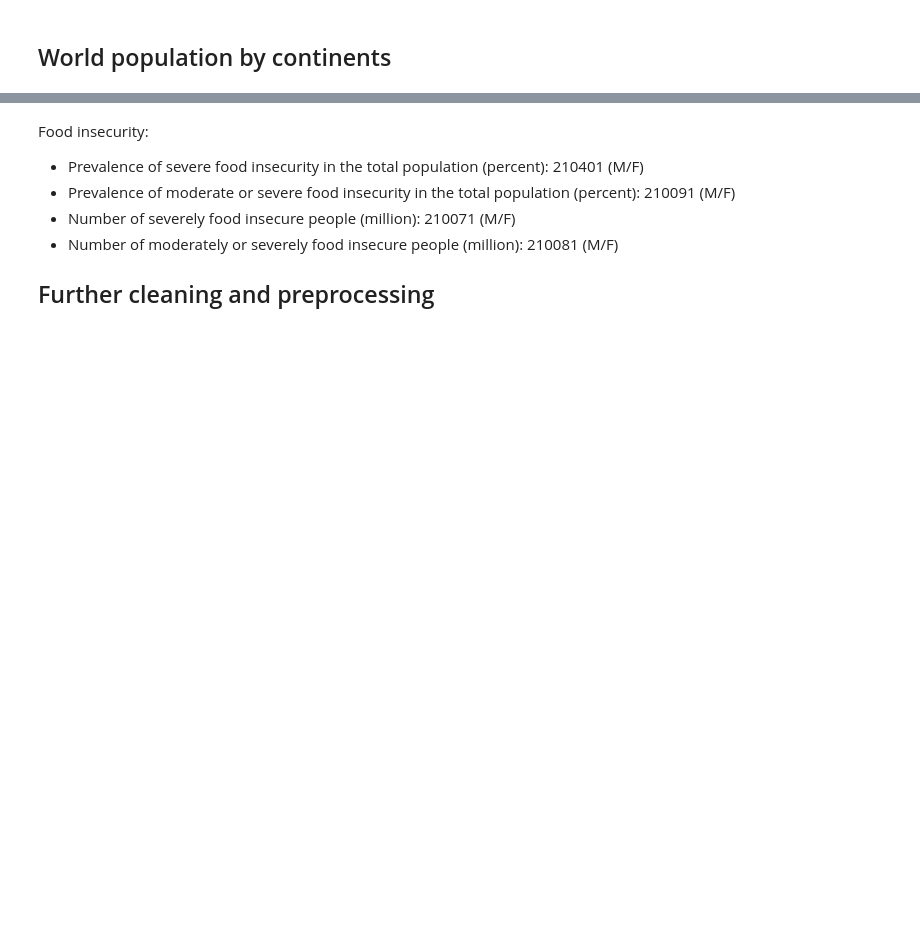
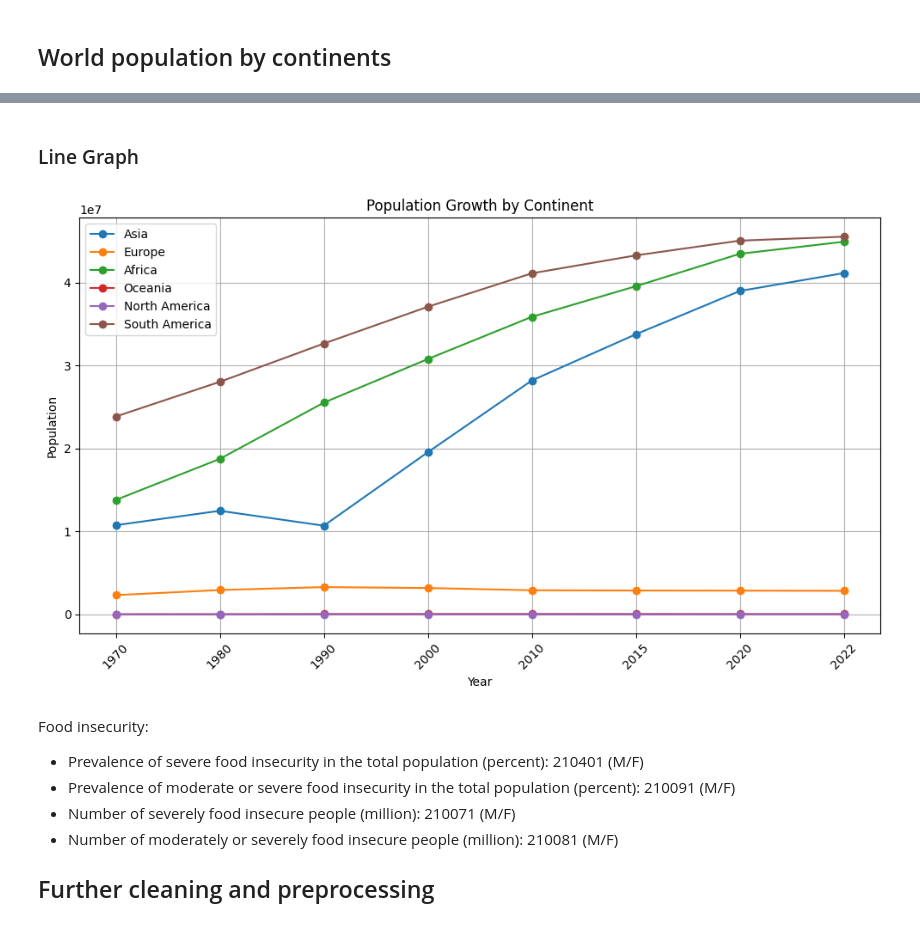
Before and after one commit to hannah-hana-kim/DSAN-5200-Project, a Jupyter notebook: 5200-website/hannah.ipynb, the cells around one changed output, grey strips where cells are left out. Saved outputs shown, nothing was run; the diff lists cells and outputs as text; code cells hidden in the pictures; blank space fills up the shorter version.

Commit message:
line graph done/need to change the colors&fonts

```diff
--- a/5200-website/hannah.ipynb
+++ b/5200-website/hannah.ipynb
@@ -31,4 +38,7 @@ world_cp.columns = world_cp.columns.str.replace(' ', '_')
 
 # rename the columns
 world_cp = world_cp.rename(columns={'2022_population': '2022', '2020_population': '2020', '2015_population': '2015', '2010_population': '2010', '2000_population': '2000', '1990_population': '1990', '1980_population': '1980', '1970_population': '1970'})
+
+# reorder the columns
+world_cp = world_cp[['continent', '1970','1980', '1990', '2000', '2010', '2015', '2020', '2022']]
 world_cp.head()
@@ -35,3 +52,22 @@ world_cp.head()
+# %% [markdown]
+### Line Graph
+# %%
+plt.figure(figsize=(10, 6))
+
+for continent in world_cp['continent'].unique():
+    df_continent = world_cp[world_cp['continent'] == continent]
+    plt.plot(df_continent.columns[1:], df_continent.values[0][1:], marker='o', label=continent)
+
+plt.xlabel('Year')
+plt.ylabel('Population')
+plt.title('Population Growth by Continent')
+plt.xticks(rotation=45)
+plt.legend()
+plt.grid(True)
+plt.tight_layout()
+plt.show()
+# %% [output]
+[figure, added]
 # %%
 raw_df = pd.read_csv('./data/FAOSTAT_data.csv')
 raw_df
```
Also changed, not shown: parts of 2 cells of this notebook.
